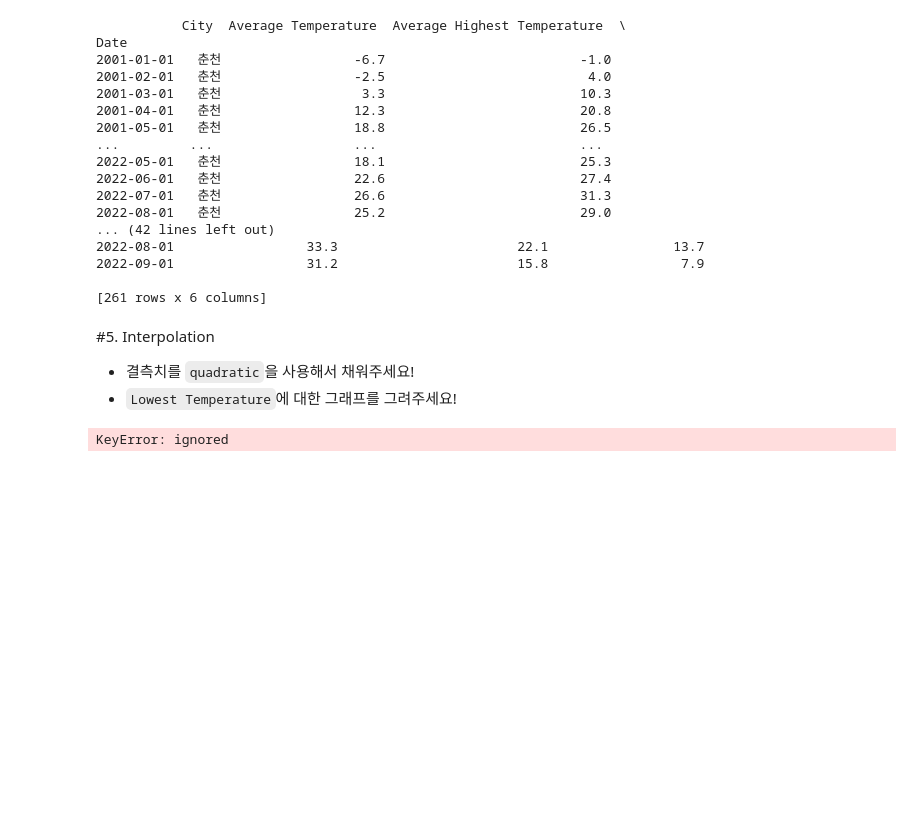
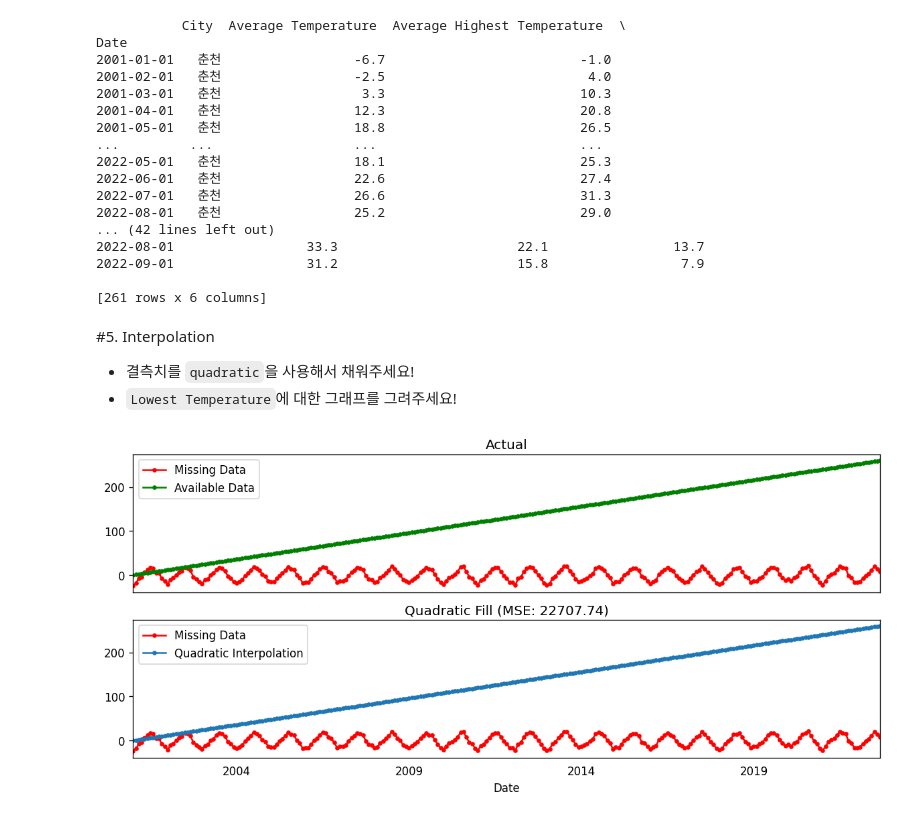
Before and after one commit to akwoals/DAP, a Jupyter notebook: Lecture_7.ipynb, the cells around one changed output. Drawn from its saved outputs; the diff is of its cells as text; code cells hidden in the pictures; blank space fills up the shorter version.

```diff
--- a/Lecture_7.ipynb
+++ b/Lecture_7.ipynb
@@ -295,33 +295,33 @@ Date
 # %%
 # Quadratic Interpolation
 df_qfill = df_nan.copy()
-df_missing['rownum']= np.arange(df_missing.shape[0])
-df_missing_nona = df_missing.dropna(subset=['Lowest Temperature'])
-f= interp1d(df_missing_nona['rownum'], df_missing_nona['Lowest Temperature'])
+df_nan['Average Lowest emperature']= np.arange(df_nan.shape[0])
+df_nan_nona = df_nan.dropna(subset=['Lowest Temperature'])
+f= interp1d(df_nan_nona['Average Lowest emperature'], df_nan_nona['Lowest Temperature'])
 
-df_lfill.Close = f(df_missing['rownum'])
+df_qfill.Close = f(df_nan['Average Lowest emperature'])
 
 # Calculate Error
-error_qfill = np.round(mean_squared_error(df['Lowest Temperature'], df_qfill['Lowest Temperature']), 2)
+error_qfill = np.round(mean_squared_error(df['Lowest Temperature'],df_qfill['Lowest Temperature']), 2)
 
 
 # Plotting
 fig, axes = plt.subplots(2, 1, sharex=True, figsize=(12, 5))
 plt.rcParams.update({'xtick.bottom' : False})
 
 for ax in axes:
   df['Lowest Temperature'].plot(title='Actual', ax=ax, label='Actual', color='red', style=".-")
 
 df_nan['Lowest Temperature'].plot(title='Actual', ax=axes[0], label='Actual', color='green', style=".-")
 
 df_qfill['Lowest Temperature'].plot(title="Quadratic Fill (MSE: " + str(error_qfill) +")",
                        label='Quadratic Fill', style=".-")
 
 
 
 # Add legend
 methods = ['Available Data',  'Quadratic Interpolation']
 for ax, mt in zip(axes, methods):
   ax.legend(["Missing Data", mt])
 # %% [output]
-KeyError: ignored
+[figure, added]
```
